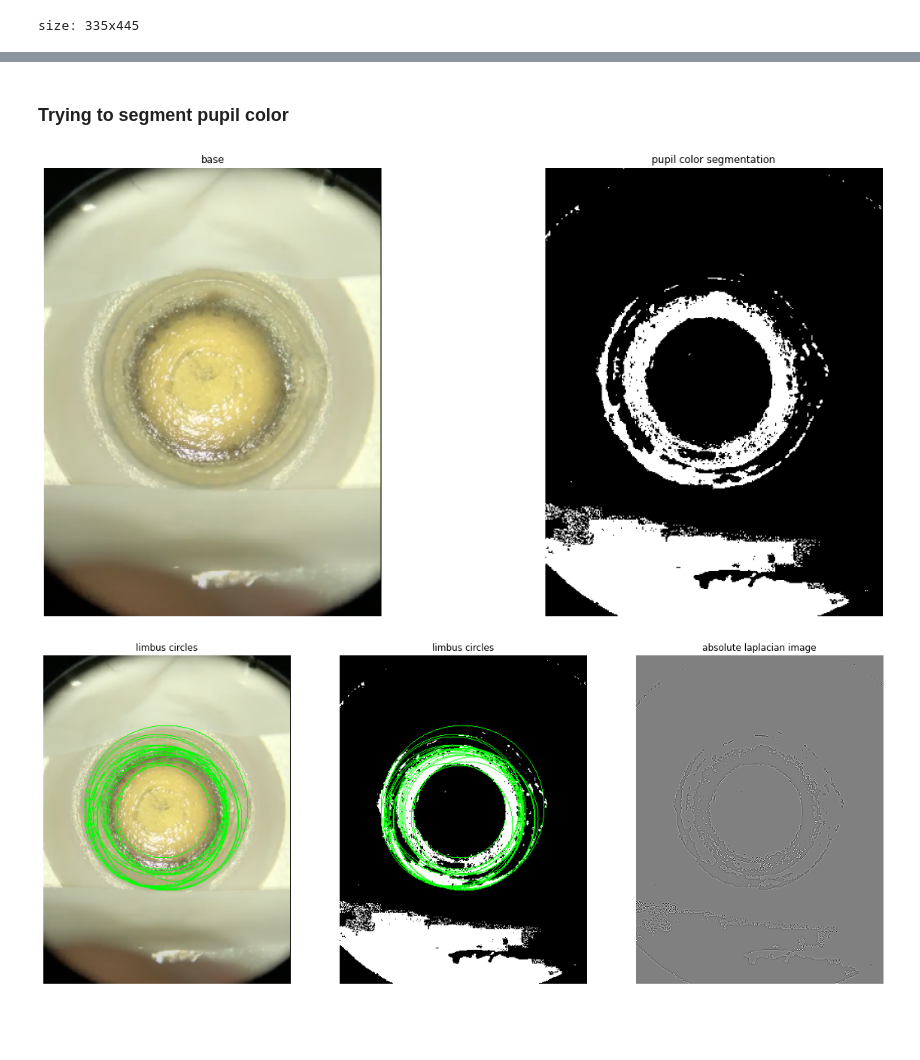
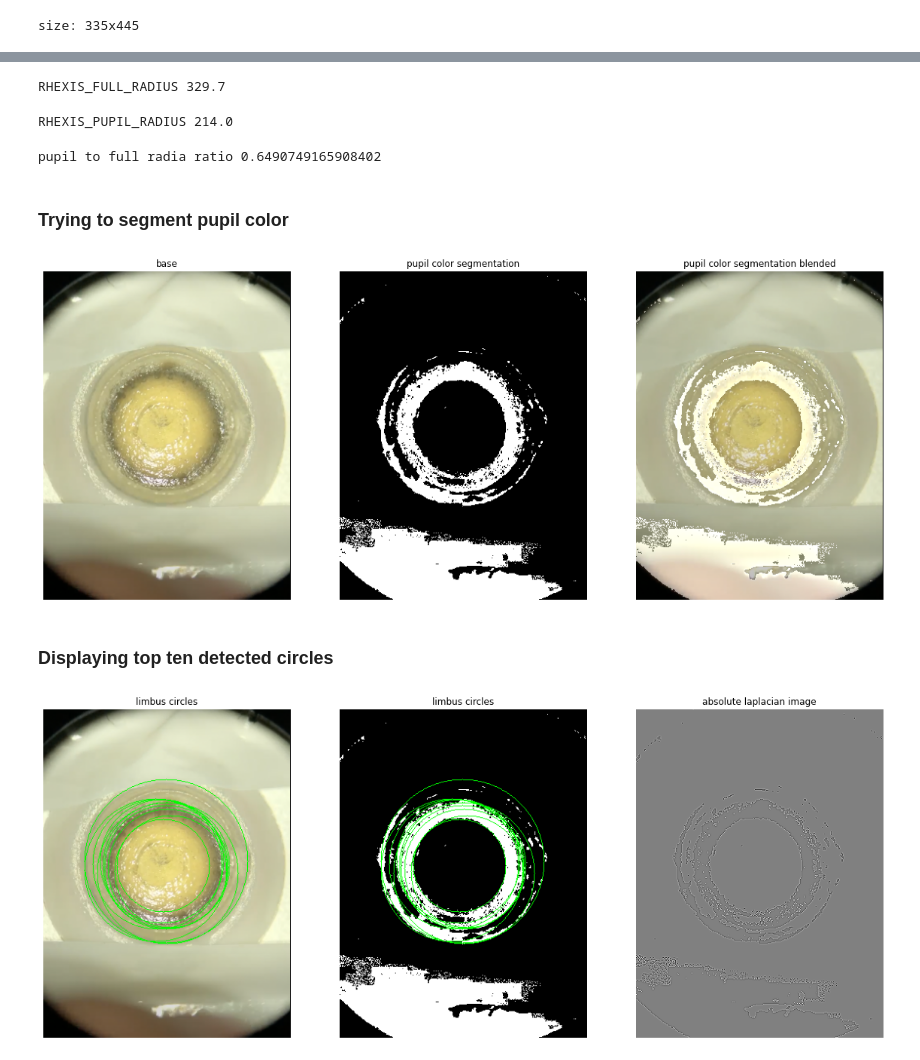
Before and after one commit to Custom-Surgical-GmbH/Cataract-Surgery-Training-Explorations, a Jupyter notebook: opencv_explorations/rhexis_limbus_detection.ipynb, the cells around one changed output, grey strips where cells are left out. Drawn from its saved outputs; the diff is of its cells as text; code cells hidden in the pictures; blank space fills up the shorter version.

Commit message:
further study of possible rhexis model detection

```diff
--- a/opencv_explorations/rhexis_limbus_detection.ipynb
+++ b/opencv_explorations/rhexis_limbus_detection.ipynb
@@ -52,36 +67,82 @@ size: 335x445
+# %%
+measurements = [664, 664, 654, 663, 652] # for diameter
+RHEXIS_FULL_RADIUS = np.mean(measurements)/2
+
+print('RHEXIS_FULL_RADIUS', RHEXIS_FULL_RADIUS)
+# %% [output]
+RHEXIS_FULL_RADIUS 329.7
+# %%
+measurements = [431, 420, 430, 430, 429] # for diameter
+RHEXIS_PUPIL_RADIUS = np.mean(measurements)/2
+
+print('RHEXIS_PUPIL_RADIUS', RHEXIS_PUPIL_RADIUS)
+# %% [output]
+RHEXIS_PUPIL_RADIUS 214.0
+# %%
+PUPIL_TO_FULL_RATIO = RHEXIS_PUPIL_RADIUS/ RHEXIS_FULL_RADIUS
+print('pupil to full radia ratio', PUPIL_TO_FULL_RATIO)
+# %% [output]
+pupil to full radia ratio 0.6490749165908402
 # %% [markdown]
 ### Trying to segment pupil color
 # %%
+# old, prob too bright (default)
+# pupil_color_lth = np.array([10, 40, 40])
+# pupil_color_uth = np.array([30, 180, 180])
+
+# slightly better; would require correction
+# pupil_color_lth = np.array([16, 97, 193])
+# pupil_color_uth = np.array([29, 153, 255])
+
+# for the more defined outer ring; bad for zoomed in cases
+# pupil_color_lth = np.array([15, 38, 140])
+# pupil_color_uth = np.array([30, 127, 230])
+
+# oldest; from initial tests; segments the whole of the eye
 pupil_color_lth = np.array([10, 40, 40])
 pupil_color_uth = np.array([30, 180, 180])
 
-base_pupil_color = cv2.inRange(base_hsv, pupil_color_lth, pupil_color_uth)
+base_pupil_thres = cv2.inRange(base_hsv, pupil_color_lth, pupil_color_uth)
 
-fig, plots = plt.subplots(1, 2, figsize=(20,10))
+base_blended = cv2.addWeighted(
+    base_rgb,
+    0.9,
+    cv2.cvtColor(base_pupil_thres, cv2.COLOR_GRAY2RGB),
+    0.5,
+    0.0
+)
+
+fig, plots = plt.subplots(1, 3, figsize=(20,10))
 plots[0].set_title('base')
 plots[0].imshow(base_rgb)
 plots[0].axis('off')
 
 plots[1].set_title('pupil color segmentation')
-plots[1].imshow(base_pupil_color, cmap='gray')
+plots[1].imshow(base_pupil_thres, cmap='gray')
 plots[1].axis('off')
 
+plots[2].set_title('pupil color segmentation blended')
+plots[2].imshow(base_blended)
+plots[2].axis('off')
+
 plt.show()
 # %% [output]
-[figure, old version]
+[figure, new version]
+# %% [markdown]
+### Displaying top ten detected circles
 # %%
 circles = detect_limbus(
-    base_pupil_color,
+    base_pupil_thres,
     return_all=True
 )
 
 base_copy = base_rgb.copy()
-base_pupil_color_copy = cv2.cvtColor(base_pupil_color, cv2.COLOR_GRAY2RGB)
+base_pupil_thres_copy = cv2.cvtColor(base_pupil_thres, cv2.COLOR_GRAY2RGB)
 
-for circle in circles[:20,:]:
+for circle in circles[:10]:
     cv2.circle(base_copy, tuple(np.round(circle[:2]).astype('int')),
                round(circle[2]), (0,255,0), thickness=1)
-    cv2.circle(base_pupil_color_copy, tuple(np.round(circle[:2]).astype('int')),
+    cv2.circle(base_pupil_thres_copy, tuple(np.round(circle[:2]).astype('int')),
                round(circle[2]), (0,255,0), thickness=1)
 
 fig, plots = plt.subplots(1, 3, figsize=(20,10))
@@ -90,13 +151,13 @@ plots[0].imshow(base_copy)
 plots[0].axis('off')
 
 plots[1].set_title('limbus circles')
-plots[1].imshow(base_pupil_color_copy)
+plots[1].imshow(base_pupil_thres_copy)
 plots[1].axis('off')
 
 plots[2].set_title('absolute laplacian image')
-plots[2].imshow(cv2.Laplacian(base_pupil_color, cv2.CV_16S), cmap=plt.cm.gray)
+plots[2].imshow(cv2.Laplacian(base_pupil_thres, cv2.CV_16S), cmap=plt.cm.gray)
 plots[2].axis('off')
 
 plt.show()
 # %% [output]
-[figure, old version]
+[figure, new version]
```
Also changed, not shown: parts of 15 cells of this notebook, 8 other files.
